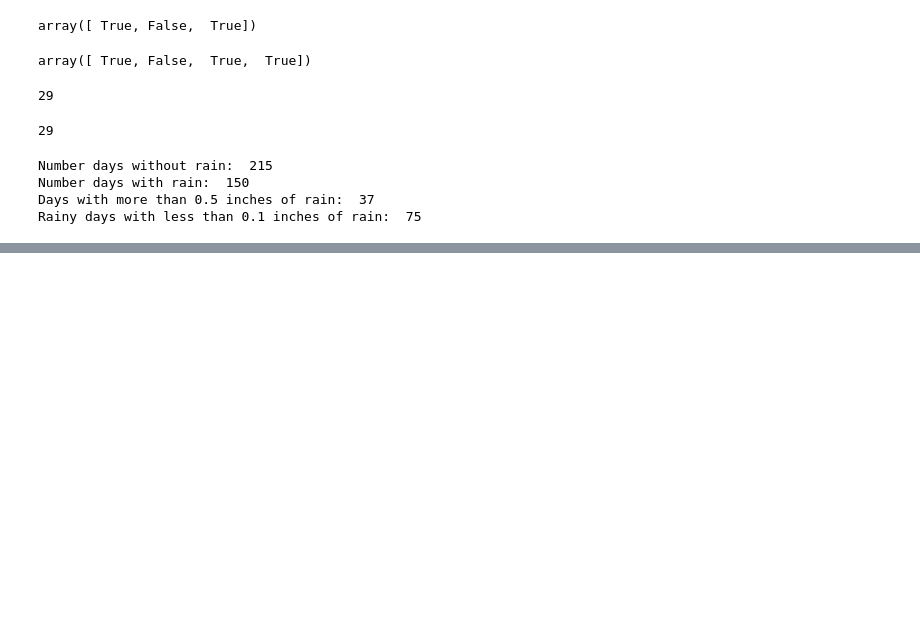
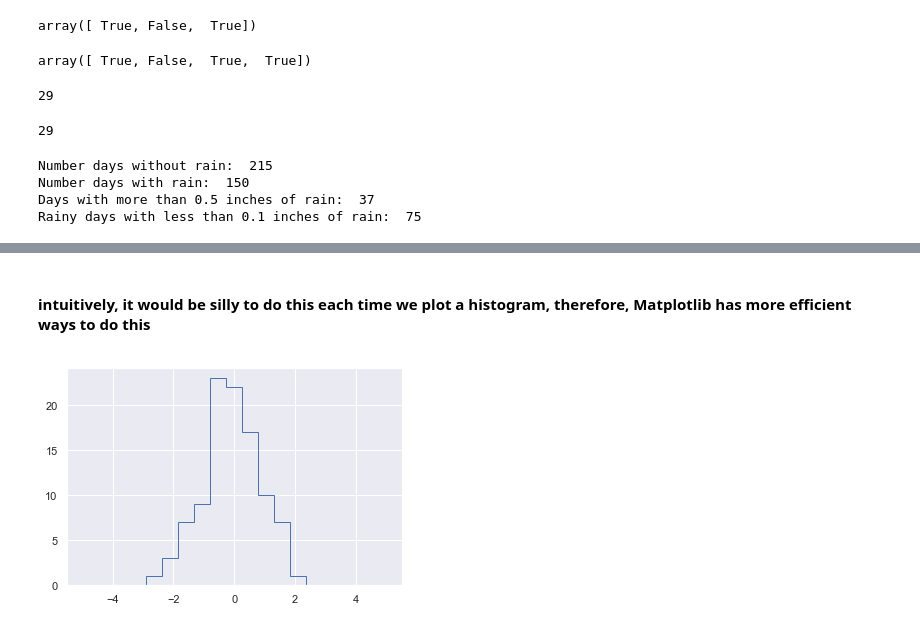
Before and after one commit to davejscott/PythonDataScience, a Jupyter notebook: SimpleNumpyPracticeandCalls.ipynb, the cells around one changed output, grey strips where cells are left out. Cells and saved outputs as stored; diff of their text form; code cells hidden in the pictures; blank space fills up the shorter version.

```diff
--- a/SimpleNumpyPracticeandCalls.ipynb
+++ b/SimpleNumpyPracticeandCalls.ipynb
@@ -1278,0 +1559,3 @@ Rainy days with less than 0.1 inches of rain:  75
+# %%
+np.random.seed(42)
+x = np.random.randn(100)
@@ -1278,0 +1577,6 @@ Rainy days with less than 0.1 inches of rain:  75
+# %% [markdown]
+#### intuitively, it would be silly to do this each time we plot a histogram, therefore, Matplotlib has more efficient ways to do this
+# %%
+plt.hist(x, bins, histtype='step'); #one line to do the same operation
+# %% [output]
+[figure, added]
```
Also changed, not shown: parts of 80 cells of this notebook.
